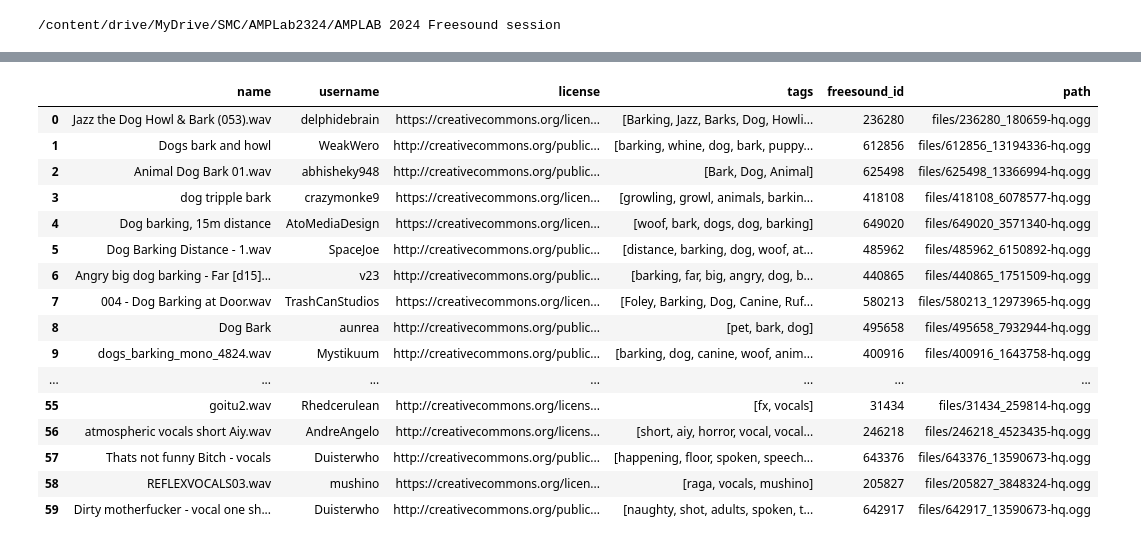
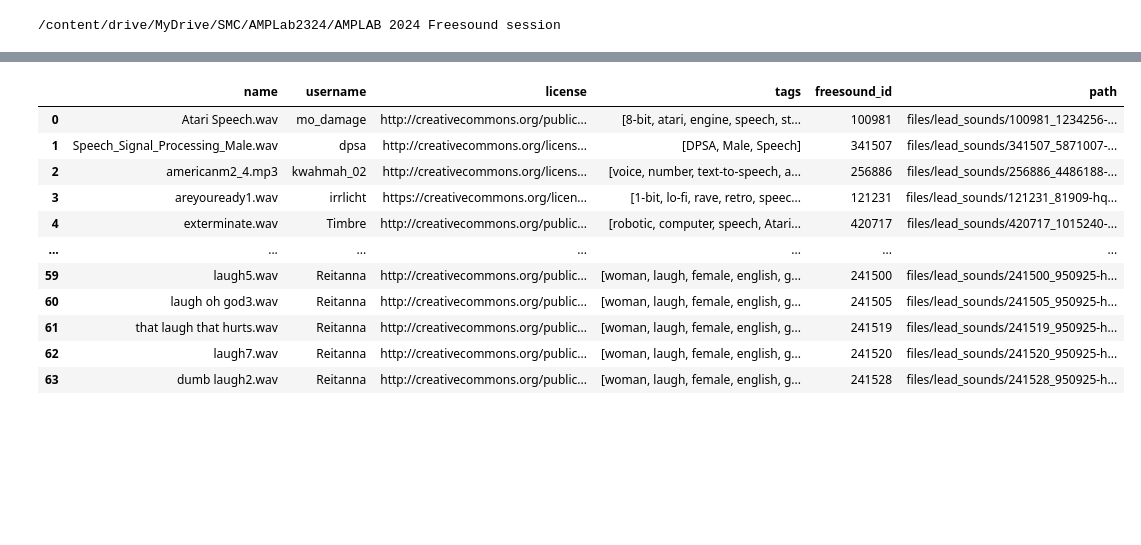
Before and after one commit to suhit-c/FreesoundMosaic_Suhit, a Jupyter notebook: 1) Create source sound collection.ipynb, the cells around one changed output, grey strips where cells are left out. Drawn from its saved outputs; the diff is of its cells as text; code cells hidden in the pictures; blank space fills up the shorter version.

```diff
--- a/1) Create source sound collection.ipynb
+++ b/1) Create source sound collection.ipynb
@@ -43,14 +45,23 @@ import numpy as np
 import freesound
 from IPython.display import display
 
-FREESOUND_API_KEY = '36e286ba563287f86eed608c13cacd520ced010e'  # Please replace by your own Freesound API key
+FREESOUND_API_KEY = '9S69O3BqRfvNCxaKkLi8do7P9AnYzTwNpDIXAFIX'  # Please replace by your own Freesound API key
 FILES_DIR = 'files'  # Place where to store the downloaded diles. Will be relative to the current folder.
 DATAFRAME_FILENAME = 'dataframe.csv'  # File where we'll store the metadata of our sounds collection
 FREESOUND_STORE_METADATA_FIELDS = ['id', 'name', 'username', 'previews', 'license', 'tags']  # Freesound metadata properties to store
+LEAD_SOUNDS_DIR = 'files/lead_sounds'  # Place where to store the lead sounds. Will be relative to the current folder.
+LEAD_SOUNDS_METADATA_FILENAME = 'lead_sounds_metadata.csv'  # File where we'll store the metadata of our lead sounds collection
+BASS_SOUNDS_DIR = 'files/bass_sounds'  # Place where to store the bass sounds. Will be relative to the current folder.
+BASS_SOUNDS_METADATA_FILENAME = 'bass_sounds_metadata.csv'  # File where we'll store the metadata of our bass sounds collection
+AMB_SOUNDS_DIR = 'files/amb_sounds'  # Place where to store the amb sounds. Will be relative to the current folder.
+AMB_SOUNDS_METADATA_FILENAME = 'amb_sounds_metadata.csv'  # File where we'll store the metadata of our amb sounds collection
 
 freesound_client = freesound.FreesoundClient()
 freesound_client.set_token(FREESOUND_API_KEY)
 if not os.path.exists(FILES_DIR): os.mkdir(FILES_DIR)
+if not os.path.exists(LEAD_SOUNDS_DIR): os.mkdir(LEAD_SOUNDS_DIR)
+if not os.path.exists(BASS_SOUNDS_DIR): os.mkdir(BASS_SOUNDS_DIR)
+if not os.path.exists(AMB_SOUNDS_DIR): os.mkdir(AMB_SOUNDS_DIR)
 # %%
 # Define some util functions
 
@@ -78,14 +89,14 @@ def retrieve_sound_preview(sound, directory):
         os.path.join(directory, sound.previews.preview_hq_ogg.split('/')[-1])
     )
 
-def make_pandas_record(sound):
+def make_pandas_record(sound, path):
     """Create a dictionary with the metadata that we want to store for each sound.
     """
     record = {key: sound.as_dict()[key] for key in FREESOUND_STORE_METADATA_FIELDS}
     del record['previews']  # Don't store previews dict in record
     record['freesound_id'] = record['id']  # Rename 'id' to 'freesound_id'
     del record['id']
-    record['path'] = "files/" + sound.previews.preview_hq_ogg.split("/")[-1]  # Store path of downloaded file
+    record['path'] = path + "/" + sound.previews.preview_hq_ogg.split("/")[-1]  # Store path of downloaded file
     return record
 # %%
 # Build our collection of sounds
@@ -93,36 +104,46 @@ def make_pandas_record(sound):
 # Our collection of sounds is made by appending the results of a number of different queries to freesound
 # The query terms, query filters and the number of results per query are all defined here.
 # Information about how to define filters can be found in the Freesound API documentation: https://freesound.org/docs/api/resources_apiv2.html#request-parameters-text-search-parameters
-freesound_queries = [
+lead_sound_queries = [
     {
-        'query': 'dog bark',
-        'filter': None,
-        'num_results': 20,
+        'query': 'speech',
+        'filter': 'duration:[0 TO 2]',
+        'num_results': 8,
     },
     {
-        'query': 'percussion sounds',
-        'filter': 'duration:[0 TO 1]',
-        'num_results': 20,
+        'query': 'bird',
+        'filter': 'duration:[0 TO 2]',
+        'num_results': 16,
     },
     {
-        'query': 'vocals',
-        'filter': 'duration:[1 TO 2]',
-        'num_results': 20,
+        'query': 'singing voice',
+        'filter': 'duration:[0 TO 2]',
+        'num_results': 16,
     },
+    {
+        'query': 'whisper',
+        'filter': 'duration:[0 TO 2]',
+        'num_results': 8,
+    },
+    {
+        'query': 'laugh',
+        'filter': 'duration:[0 TO 2]',
+        'num_results': 16,
+    }
 ]
 
 # Do all queries and concatenate the results in a single list of sounds
-sounds = sum([query_freesound(query['query'], query['filter'], query['num_results']) for query in freesound_queries],[])
+lead_sounds = sum([query_freesound(query['query'], query['filter'], query['num_results']) for query in lead_sound_queries],[])
 
 # Download the sounds and save them to FILES_DIR folder
-for count, sound in enumerate(sounds):
-    print('Downloading sound with id {0} [{1}/{2}]'.format(sound.id, count + 1, len(sounds)))
-    retrieve_sound_preview(sound, 'files/')
+for count, sound in enumerate(lead_sounds):
+    print('Downloading sound with id {0} [{1}/{2}]'.format(sound.id, count + 1, len(lead_sounds)))
+    retrieve_sound_preview(sound, LEAD_SOUNDS_DIR)
 
 # Make a Pandas DataFrame with the metadata of our sound collection and save it
-df =  pd.DataFrame([make_pandas_record(s) for s in sounds])
-df.to_csv(DATAFRAME_FILENAME)
-print('Saved DataFrame with {0} entries! {1}'.format(len(df), DATAFRAME_FILENAME))
+df =  pd.DataFrame([make_pandas_record(s, LEAD_SOUNDS_DIR) for s in lead_sounds])
+df.to_csv(LEAD_SOUNDS_METADATA_FILENAME)
+print('Saved DataFrame with {0} entries! {1}'.format(len(df), LEAD_SOUNDS_METADATA_FILENAME))
 
 # Show the contents of our DataFrame (the metadata of our source collection)
 display(df)
@@ -147,17 +168,12 @@ Saved DataFrame with 60 entries! dataframe.csv
 |  | name | username | license | tags | freesound_id | path |
-| 0 | Jazz the Dog Howl & Bark (053).wav | delphidebrain | https://creativecommons.org/licen... | [Barking, Jazz, Barks, Dog, Howli... | 236280 | files/236280_180659-hq.ogg |
-| 1 | Dogs bark and howl | WeakWero | http://creativecommons.org/public... | [barking, whine, dog, bark, puppy... | 612856 | files/612856_13194336-hq.ogg |
-| 2 | Animal Dog Bark 01.wav | abhisheky948 | http://creativecommons.org/public... | [Bark, Dog, Animal] | 625498 | files/625498_13366994-hq.ogg |
-| 3 | dog tripple bark | crazymonke9 | https://creativecommons.org/licen... | [growling, growl, animals, barkin... | 418108 | files/418108_6078577-hq.ogg |
-| 4 | Dog barking, 15m distance | AtoMediaDesign | https://creativecommons.org/licen... | [woof, bark, dogs, dog, barking] | 649020 | files/649020_3571340-hq.ogg |
-| 5 | Dog Barking Distance - 1.wav | SpaceJoe | http://creativecommons.org/public... | [distance, barking, dog, woof, at... | 485962 | files/485962_6150892-hq.ogg |
-| 6 | Angry big dog barking - Far [d15]... | v23 | http://creativecommons.org/public... | [barking, far, big, angry, dog, b... | 440865 | files/440865_1751509-hq.ogg |
-| 7 | 004 - Dog Barking at Door.wav | TrashCanStudios | https://creativecommons.org/licen... | [Foley, Barking, Dog, Canine, Ruf... | 580213 | files/580213_12973965-hq.ogg |
-| 8 | Dog Bark | aunrea | http://creativecommons.org/public... | [pet, bark, dog] | 495658 | files/495658_7932944-hq.ogg |
-| 9 | dogs_barking_mono_4824.wav | Mystikuum | http://creativecommons.org/public... | [barking, dog, canine, woof, anim... | 400916 | files/400916_1643758-hq.ogg |
+| 0 | Atari Speech.wav | mo_damage | http://creativecommons.org/public... | [8-bit, atari, engine, speech, st... | 100981 | files/lead_sounds/100981_1234256-... |
+| 1 | Speech_Signal_Processing_Male.wav | dpsa | http://creativecommons.org/licens... | [DPSA, Male, Speech] | 341507 | files/lead_sounds/341507_5871007-... |
+| 2 | americanm2_4.mp3 | kwahmah_02 | http://creativecommons.org/licens... | [voice, number, text-to-speech, a... | 256886 | files/lead_sounds/256886_4486188-... |
+| 3 | areyouready1.wav | irrlicht | https://creativecommons.org/licen... | [1-bit, lo-fi, rave, retro, speec... | 121231 | files/lead_sounds/121231_81909-hq... |
+| 4 | exterminate.wav | Timbre | http://creativecommons.org/public... | [robotic, computer, speech, Atari... | 420717 | files/lead_sounds/420717_1015240-... |
 | ... | ... | ... | ... | ... | ... | ... |
-| 55 | goitu2.wav | Rhedcerulean | http://creativecommons.org/licens... | [fx, vocals] | 31434 | files/31434_259814-hq.ogg |
-| 56 | atmospheric vocals short Aiy.wav | AndreAngelo | http://creativecommons.org/licens... | [short, aiy, horror, vocal, vocal... | 246218 | files/246218_4523435-hq.ogg |
-| 57 | Thats not funny Bitch - vocals | Duisterwho | http://creativecommons.org/public... | [happening, floor, spoken, speech... | 643376 | files/643376_13590673-hq.ogg |
-| 58 | REFLEXVOCALS03.wav | mushino | https://creativecommons.org/licen... | [raga, vocals, mushino] | 205827 | files/205827_3848324-hq.ogg |
-| 59 | Dirty motherfucker - vocal one sh... | Duisterwho | http://creativecommons.org/public... | [naughty, shot, adults, spoken, t... | 642917 | files/642917_13590673-hq.ogg |
+| 59 | laugh5.wav | Reitanna | http://creativecommons.org/public... | [woman, laugh, female, english, g... | 241500 | files/lead_sounds/241500_950925-h... |
+| 60 | laugh oh god3.wav | Reitanna | http://creativecommons.org/public... | [woman, laugh, female, english, g... | 241505 | files/lead_sounds/241505_950925-h... |
+| 61 | that laugh that hurts.wav | Reitanna | http://creativecommons.org/public... | [woman, laugh, female, english, g... | 241519 | files/lead_sounds/241519_950925-h... |
+| 62 | laugh7.wav | Reitanna | http://creativecommons.org/public... | [woman, laugh, female, english, g... | 241520 | files/lead_sounds/241520_950925-h... |
+| 63 | dumb laugh2.wav | Reitanna | http://creativecommons.org/public... | [woman, laugh, female, english, g... | 241528 | files/lead_sounds/241528_950925-h... |
```
Also changed, not shown: parts of 5 cells of this notebook, 12 other files.
